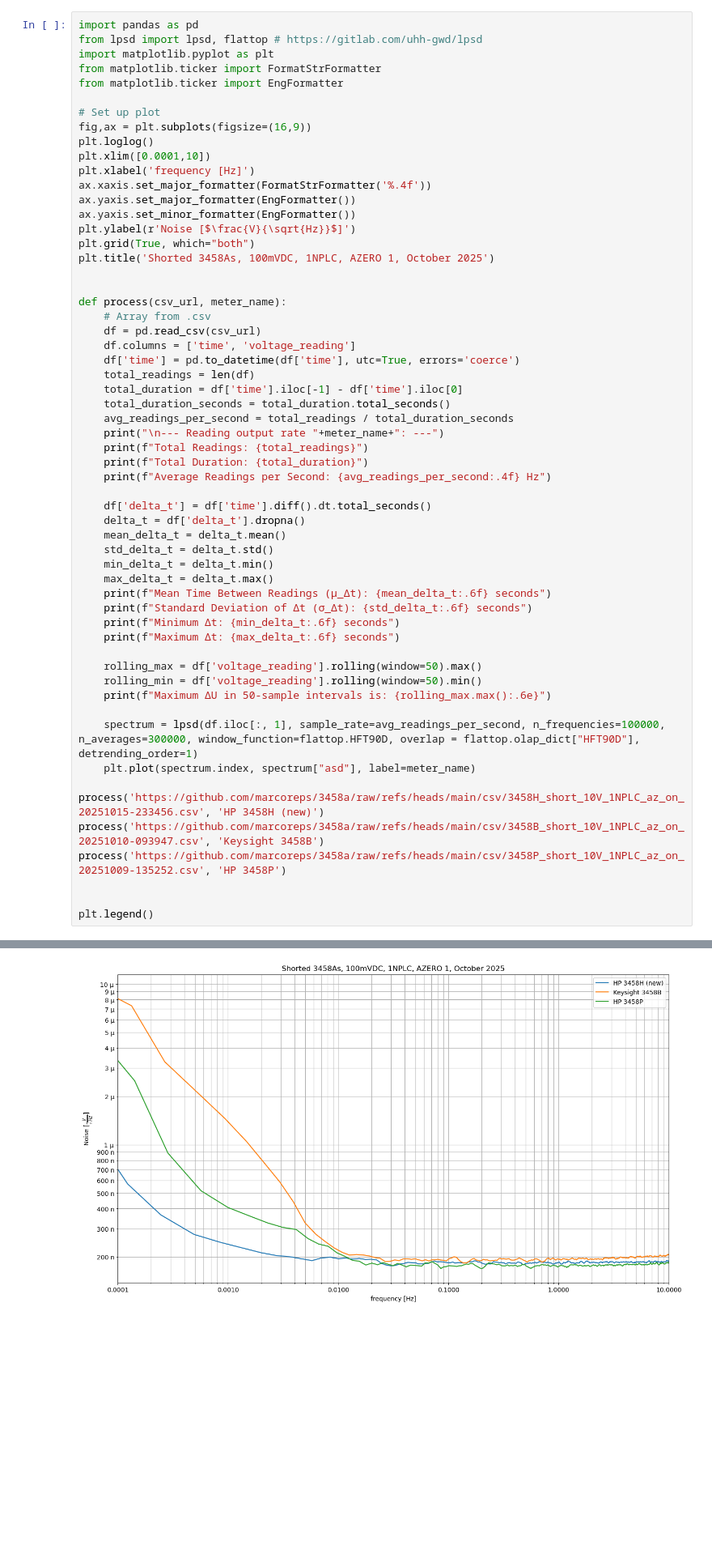
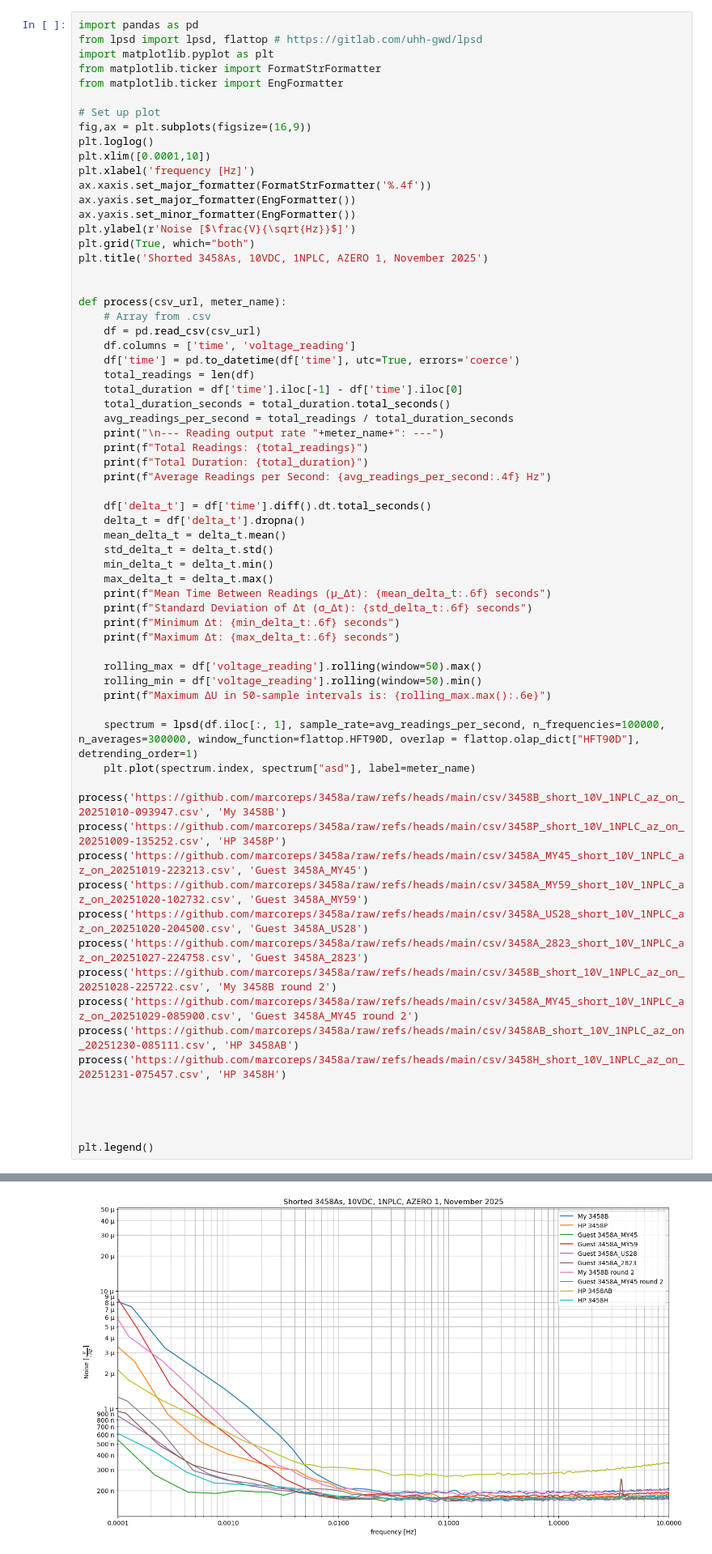
Before and after one commit to marcoreps/3458a, a Jupyter notebook: 3458A_10VDC_shorted_noise.ipynb, the cells around one changed output, grey strips where cells are left out. Shown at 81% size. Drawn from its saved outputs; the diff is of its cells as text; blank space fills up the shorter version.

```diff
--- a/3458A_10VDC_shorted_noise.ipynb
+++ b/3458A_10VDC_shorted_noise.ipynb
@@ -15,7 +15,7 @@ ax.yaxis.set_major_formatter(EngFormatter())
 ax.yaxis.set_minor_formatter(EngFormatter())
 plt.ylabel(r'Noise [$\frac{V}{\sqrt{Hz}}$]')
 plt.grid(True, which="both")
-plt.title('Shorted 3458As, 100mVDC, 1NPLC, AZERO 1, October 2025')
+plt.title('Shorted 3458As, 10VDC, 1NPLC, AZERO 1, November 2025')
 
 
 def process(csv_url, meter_name):
@@ -50,9 +50,18 @@ def process(csv_url, meter_name):
     spectrum = lpsd(df.iloc[:, 1], sample_rate=avg_readings_per_second, n_frequencies=100000, n_averages=300000, window_function=flattop.HFT90D, overlap = flattop.olap_dict["HFT90D"], detrending_order=1)
     plt.plot(spectrum.index, spectrum["asd"], label=meter_name)
 
-process('https://github.com/marcoreps/3458a/raw/refs/heads/main/csv/3458H_short_10V_1NPLC_az_on_20251015-233456.csv', 'HP 3458H (new)')
-process('https://github.com/marcoreps/3458a/raw/refs/heads/main/csv/3458B_short_10V_1NPLC_az_on_20251010-093947.csv', 'Keysight 3458B')
+process('https://github.com/marcoreps/3458a/raw/refs/heads/main/csv/3458B_short_10V_1NPLC_az_on_20251010-093947.csv', 'My 3458B')
 process('https://github.com/marcoreps/3458a/raw/refs/heads/main/csv/3458P_short_10V_1NPLC_az_on_20251009-135252.csv', 'HP 3458P')
+process('https://github.com/marcoreps/3458a/raw/refs/heads/main/csv/3458A_MY45_short_10V_1NPLC_az_on_20251019-223213.csv', 'Guest 3458A_MY45')
+process('https://github.com/marcoreps/3458a/raw/refs/heads/main/csv/3458A_MY59_short_10V_1NPLC_az_on_20251020-102732.csv', 'Guest 3458A_MY59')
+process('https://github.com/marcoreps/3458a/raw/refs/heads/main/csv/3458A_US28_short_10V_1NPLC_az_on_20251020-204500.csv', 'Guest 3458A_US28')
+process('https://github.com/marcoreps/3458a/raw/refs/heads/main/csv/3458A_2823_short_10V_1NPLC_az_on_20251027-224758.csv', 'Guest 3458A_2823')
+process('https://github.com/marcoreps/3458a/raw/refs/heads/main/csv/3458B_short_10V_1NPLC_az_on_20251028-225722.csv', 'My 3458B round 2')
+process('https://github.com/marcoreps/3458a/raw/refs/heads/main/csv/3458A_MY45_short_10V_1NPLC_az_on_20251029-085900.csv', 'Guest 3458A_MY45 round 2')
+process('https://github.com/marcoreps/3458a/raw/refs/heads/main/csv/3458AB_short_10V_1NPLC_az_on_20251230-085111.csv', 'HP 3458AB')
+process('https://github.com/marcoreps/3458a/raw/refs/heads/main/csv/3458H_short_10V_1NPLC_az_on_20251231-075457.csv', 'HP 3458H')
+
+
 
 
 plt.legend()
@@ -77,2 +86,2 @@ Maximum ΔU in 50-sample intervals is: 4.100425e-06
 <matplotlib.legend.Legend at 0x...>
-[figure, old version]
+[figure, new version]
```
Also changed, not shown: parts of 2 cells of this notebook.
